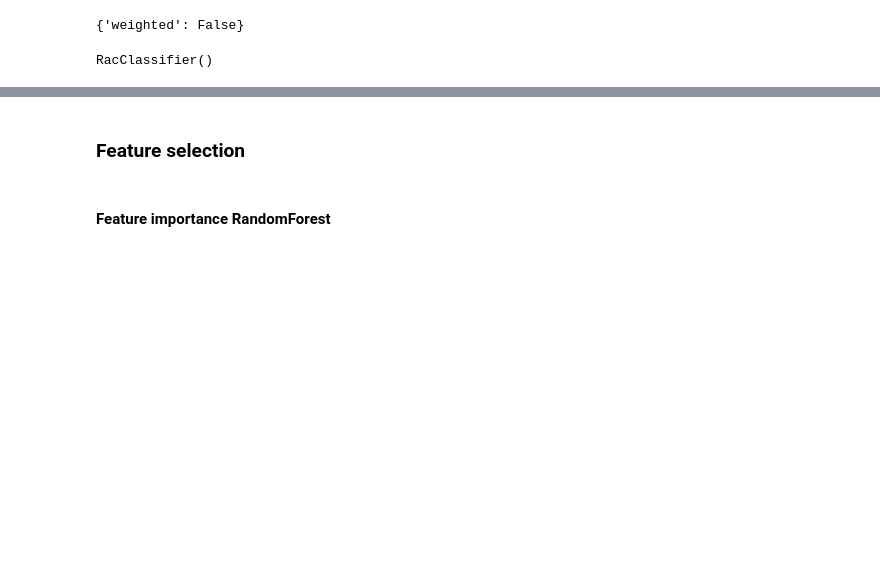
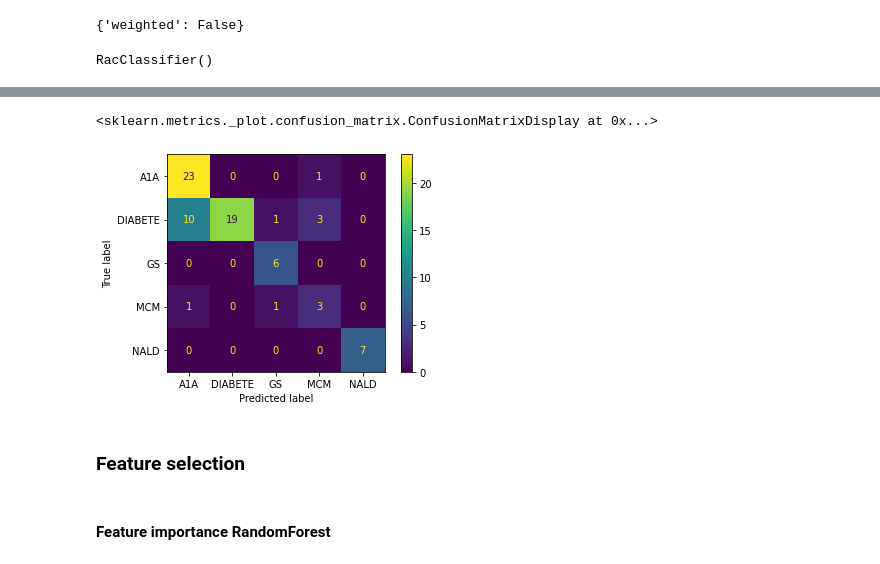
Before and after one commit to federicosilvestri/chl-project, a Jupyter notebook: src/notebooks/Classification.ipynb, the cells around one changed output, grey strips where cells are left out. Saved outputs shown, nothing was run; the diff lists cells and outputs as text; code cells hidden in the pictures; blank space fills up the shorter version.

```diff
--- a/src/notebooks/Classification.ipynb
+++ b/src/notebooks/Classification.ipynb
@@ -379,3 +407,8 @@ weighted avg       0.83      0.73      0.72        75
+# %%
+ConfusionMatrixDisplay.from_estimator(clf, val_x, val_y)
+# %% [output]
+<sklearn.metrics._plot.confusion_matrix.ConfusionMatrixDisplay at 0x...>
+[figure, added]
 # %% [markdown]
 ### Feature selection
 # %% [markdown]
```
Also changed, not shown: parts of 83 cells of this notebook.
